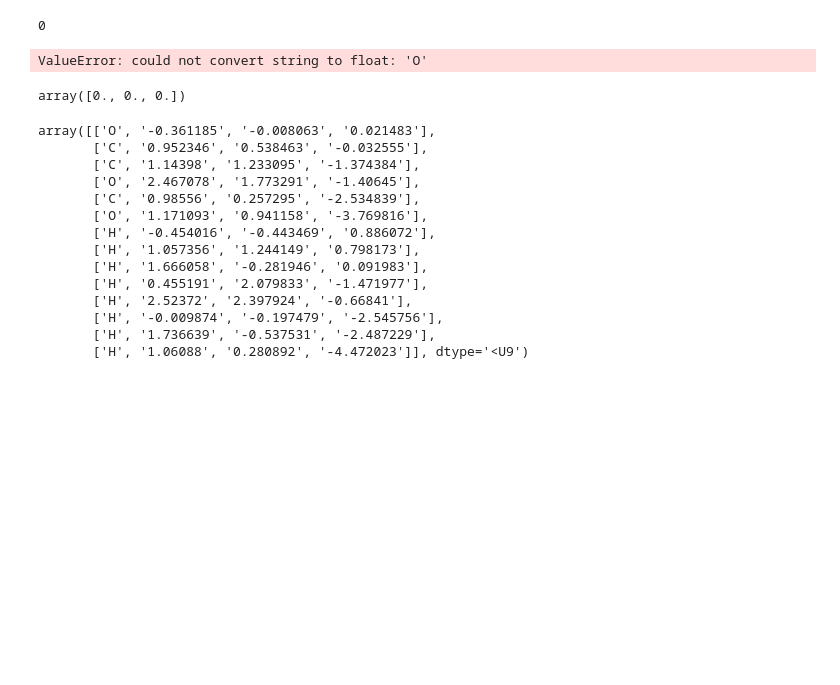
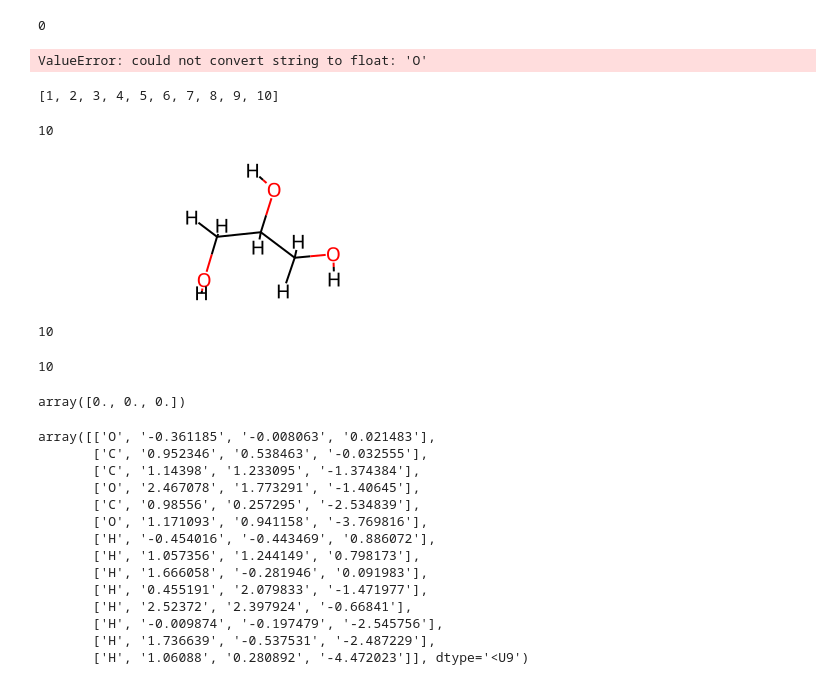
Before and after one commit to bismuthadams1/ChargeCraft, a Jupyter notebook: notebook_test.ipynb, the cells around one changed output. Saved outputs shown, nothing was run; the diff lists cells and outputs as text; code cells hidden in the pictures; blank space fills up the shorter version.

Commit message:
conformers embedding

```diff
--- a/notebook_test.ipynb
+++ b/notebook_test.ipynb
@@ -257,3 +261,36 @@ for row in range(int(xyz_conf.split('\n')[0])+1):
 # %% [output]
 0
 ValueError: could not convert string to float: 'O'
+# %%
+from openff.units import unit
+
+cwd = os.getcwd()
+
+conformers = []
+
+molecule = smiles_to_molecule("OCC(O)CO")
+rdmol = molecule.to_rdkit()
+AllChem.EmbedMultipleConfs(rdmol, numConfs=10, randomSeed=42)
+
+for confs in range(rdmol.GetNumConformers()):
+
+    conformer = np.zeros((rdmol.GetConformer(confs).GetNumAtoms(), 3))
+    for atom_index, coordinates in enumerate(rdmol.GetConformer(confs).GetPositions()):
+        conformer[atom_index, :] = coordinates
+    conformers.append(conformer * unit.angstrom)
+# %%
+[molecule.add_conformer(i) for i in conformers]
+# %% [output]
+[1, 2, 3, 4, 5, 6, 7, 8, 9, 10]
+# %%
+molecule.n_conformers
+# %% [output]
+10
+# %%
+rdmol =  molecule.to_rdkit()
+# %% [output]
+[figure, added]
+# %%
+rdmol.GetNumConformers()
+# %% [output]
+10
@@ -260,3 +301,7 @@ ValueError: could not convert string to float: 'O'
+# %%
+optimized_conformer.n_conformers
+# %% [output]
+10
 # %%
 np.zeros(3)
 # %% [output]
```
Also changed, not shown: parts of 5 cells of this notebook, 5 other files.
